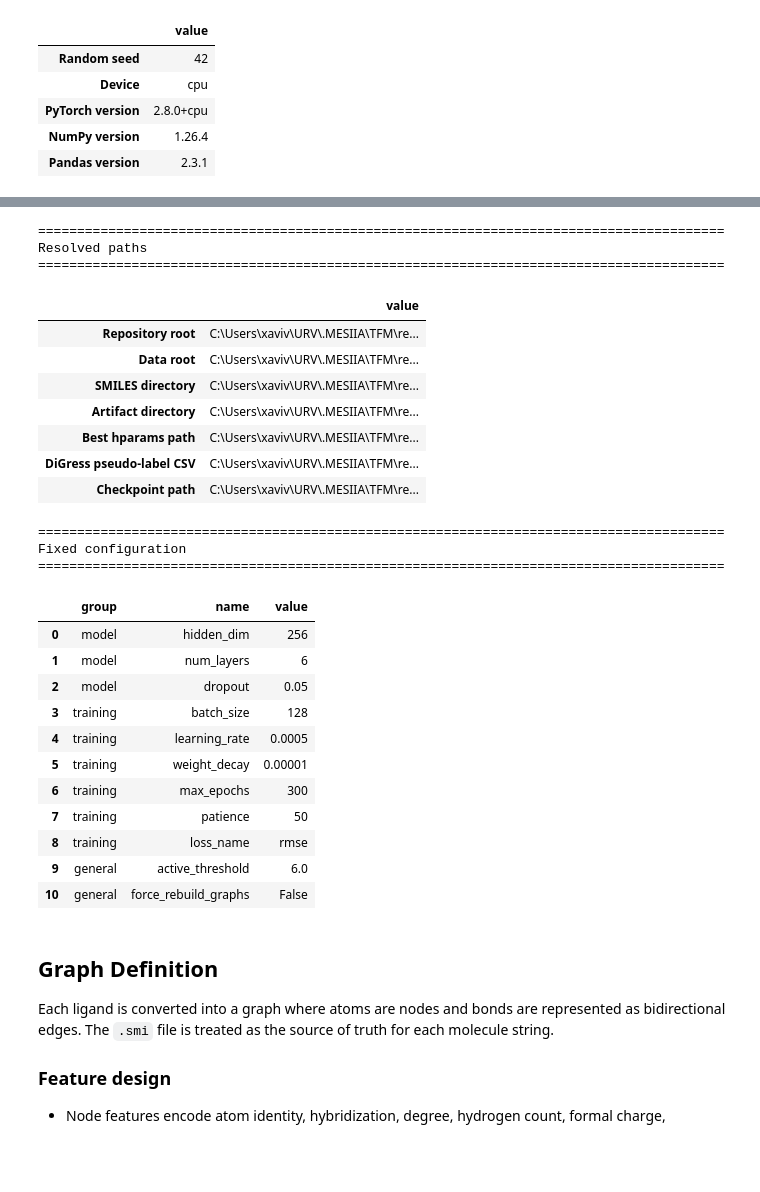
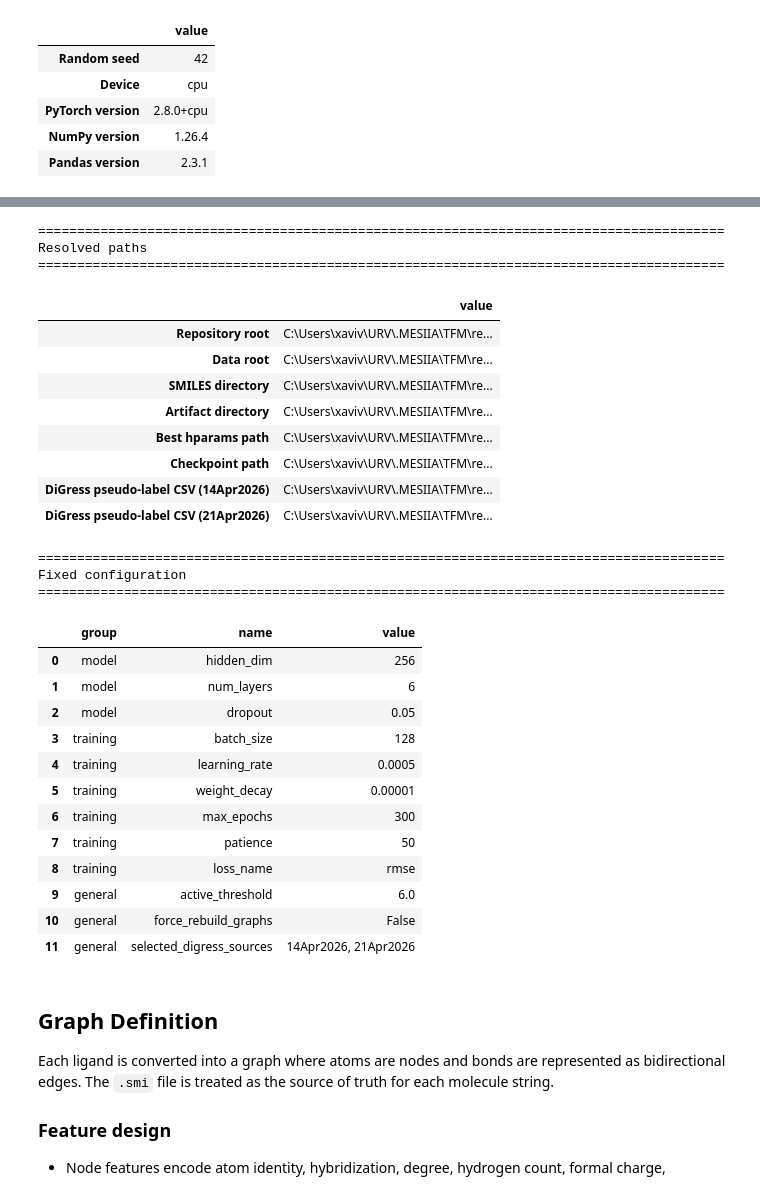
Before and after one commit to XaviVeC/DiGressMProURV, a Jupyter notebook: notebooks/mpro_gine_regression/mpro_digress_gine_pic50_regression.ipynb, the cells around one changed output, grey strips where cells are left out. Saved outputs shown, nothing was run; the diff lists cells and outputs as text; code cells hidden in the pictures; blank space fills up the shorter version.

```diff
--- a/notebooks/mpro_gine_regression/mpro_digress_gine_pic50_regression.ipynb
+++ b/notebooks/mpro_gine_regression/mpro_digress_gine_pic50_regression.ipynb
@@ -178,9 +180,30 @@ TEST_CSV = DATA_ROOT / 'test.csv'
 
 # Keep all notebook-generated files in one place.
 ARTIFACT_DIR = REPO_ROOT / 'notebooks' / 'mpro_gine_regression' / 'artifacts'
+ARTIFACT_DIR.mkdir(parents=True, exist_ok=True)
 HPARAMS_PATH = ARTIFACT_DIR / 'gine_best_hparams.json'
-EXTERNAL_PSEUDOLABELS_PATH = ARTIFACT_DIR / 'external_test_predictions.csv'
-ARTIFACT_DIR.mkdir(parents=True, exist_ok=True)
+AVAILABLE_EXTERNAL_PSEUDOLABELS = {
+    '14Apr2026': ARTIFACT_DIR / 'external_predictions_14Apr2026.csv',
+    '21Apr2026': ARTIFACT_DIR / 'external_predictions_21Apr2026.csv',
+}
+SELECTED_EXTERNAL_PSEUDOLABEL_SOURCES = ['14Apr2026', '21Apr2026']
+
+if not SELECTED_EXTERNAL_PSEUDOLABEL_SOURCES:
+    raise ValueError('Select at least one DiGress pseudo-label source before continuing.')
+
+unknown_external_sources = sorted(
+    set(SELECTED_EXTERNAL_PSEUDOLABEL_SOURCES).difference(AVAILABLE_EXTERNAL_PSEUDOLABELS)
+    )
+if unknown_external_sources:
+    raise ValueError(
+        f'Unknown DiGress pseudo-label source(s): {unknown_external_sources}. '
+        f'Available sources: {sorted(AVAILABLE_EXTERNAL_PSEUDOLABELS)}'
+    )
+
+EXTERNAL_PSEUDOLABELS_PATHS = {
+    source_label: AVAILABLE_EXTERNAL_PSEUDOLABELS[source_label]
+    for source_label in SELECTED_EXTERNAL_PSEUDOLABEL_SOURCES
+}
 GRAPH_CACHE = ARTIFACT_DIR / 'mpro_graph_cache.pt'
 CHECKPOINT_PATH = ARTIFACT_DIR / 'gine_digress_pic50_regressor.pt'
 PREDICTIONS_PATH = ARTIFACT_DIR / 'digress_augmented_test_predictions.csv'
@@ -231,48 +254,54 @@ BASE_TRAINING_CONFIG = {
     'loss_name': LOSS_NAME,
 }
 
-display_key_values(
-    'Resolved paths',
-    {
-        'Repository root': REPO_ROOT,
-        'Data root': DATA_ROOT,
-        'SMILES directory': SMI_DIR,
-        'Artifact directory': ARTIFACT_DIR,
-        'Best hparams path': HPARAMS_PATH,
-        'DiGress pseudo-label CSV': EXTERNAL_PSEUDOLABELS_PATH,
-        'Checkpoint path': CHECKPOINT_PATH,
-    },
-)
+resolved_paths = {
+    'Repository root': REPO_ROOT,
+    'Data root': DATA_ROOT,
+    'SMILES directory': SMI_DIR,
+    'Artifact directory': ARTIFACT_DIR,
+    'Best hparams path': HPARAMS_PATH,
+    'Checkpoint path': CHECKPOINT_PATH,
+}
+for source_label, csv_path in EXTERNAL_PSEUDOLABELS_PATHS.items():
+    resolved_paths[f'DiGress pseudo-label CSV ({source_label})'] = csv_path
+
+display_key_values('Resolved paths', resolved_paths)
 
 print_banner('Fixed configuration')
 display(
     pd.DataFrame(
         [
             {'group': 'model', 'name': key, 'value': value}
             for key, value in BASE_MODEL_CONFIG.items()
         ]
         + [
             {'group': 'training', 'name': key, 'value': value}
             for key, value in BASE_TRAINING_CONFIG.items()
         ]
         + [
             {'group': 'general', 'name': 'active_threshold', 'value': ACTIVE_THRESHOLD},
             {'group': 'general', 'name': 'force_rebuild_graphs', 'value': FORCE_REBUILD_GRAPHS},
+            {
+                'group': 'general',
+                'name': 'selected_digress_sources',
+                'value': ', '.join(SELECTED_EXTERNAL_PSEUDOLABEL_SOURCES),
+            },
         ]
     )
 )
 # %% [output]
 ========================================================================================
 Resolved paths
 ========================================================================================
 |  | value |
 | Repository root | C:\Users\xaviv\URV\.MESIIA\TFM\re... |
 | Data root | C:\Users\xaviv\URV\.MESIIA\TFM\re... |
 | SMILES directory | C:\Users\xaviv\URV\.MESIIA\TFM\re... |
 | Artifact directory | C:\Users\xaviv\URV\.MESIIA\TFM\re... |
 | Best hparams path | C:\Users\xaviv\URV\.MESIIA\TFM\re... |
-| DiGress pseudo-label CSV | C:\Users\xaviv\URV\.MESIIA\TFM\re... |
 | Checkpoint path | C:\Users\xaviv\URV\.MESIIA\TFM\re... |
+| DiGress pseudo-label CSV (14Apr2026) | C:\Users\xaviv\URV\.MESIIA\TFM\re... |
+| DiGress pseudo-label CSV (21Apr2026) | C:\Users\xaviv\URV\.MESIIA\TFM\re... |
 ========================================================================================
 Fixed configuration
 ========================================================================================
@@ -288,6 +317,7 @@ Fixed configuration
 | 8 | training | loss_name | rmse |
 | 9 | general | active_threshold | 6.0 |
 | 10 | general | force_rebuild_graphs | False |
+| 11 | general | selected_digress_sources | 14Apr2026, 21Apr2026 |
 # %% [markdown]
 ## Graph Definition
 
```
Also changed, not shown: parts of 11 cells of this notebook, 23 other files.
